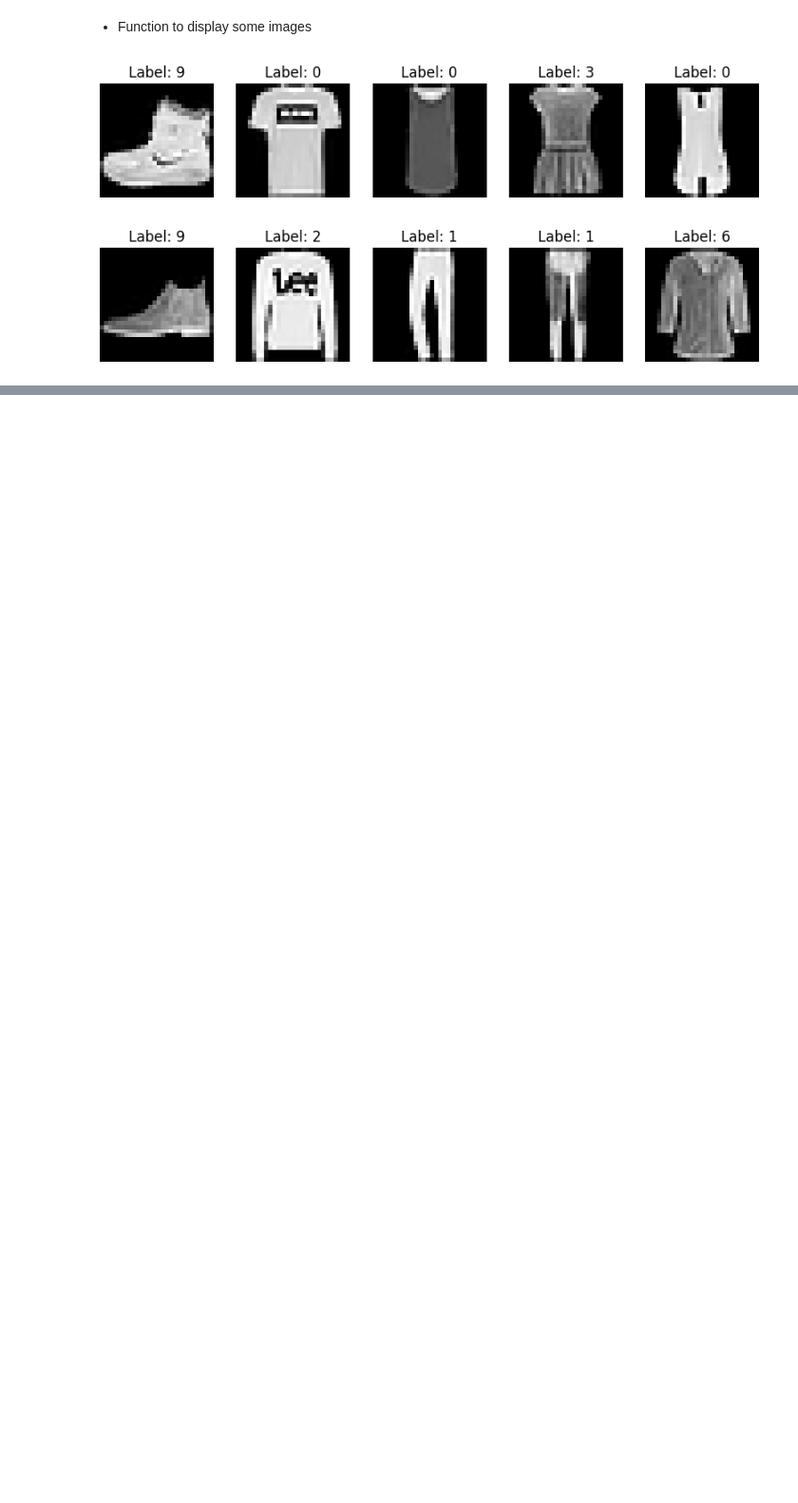
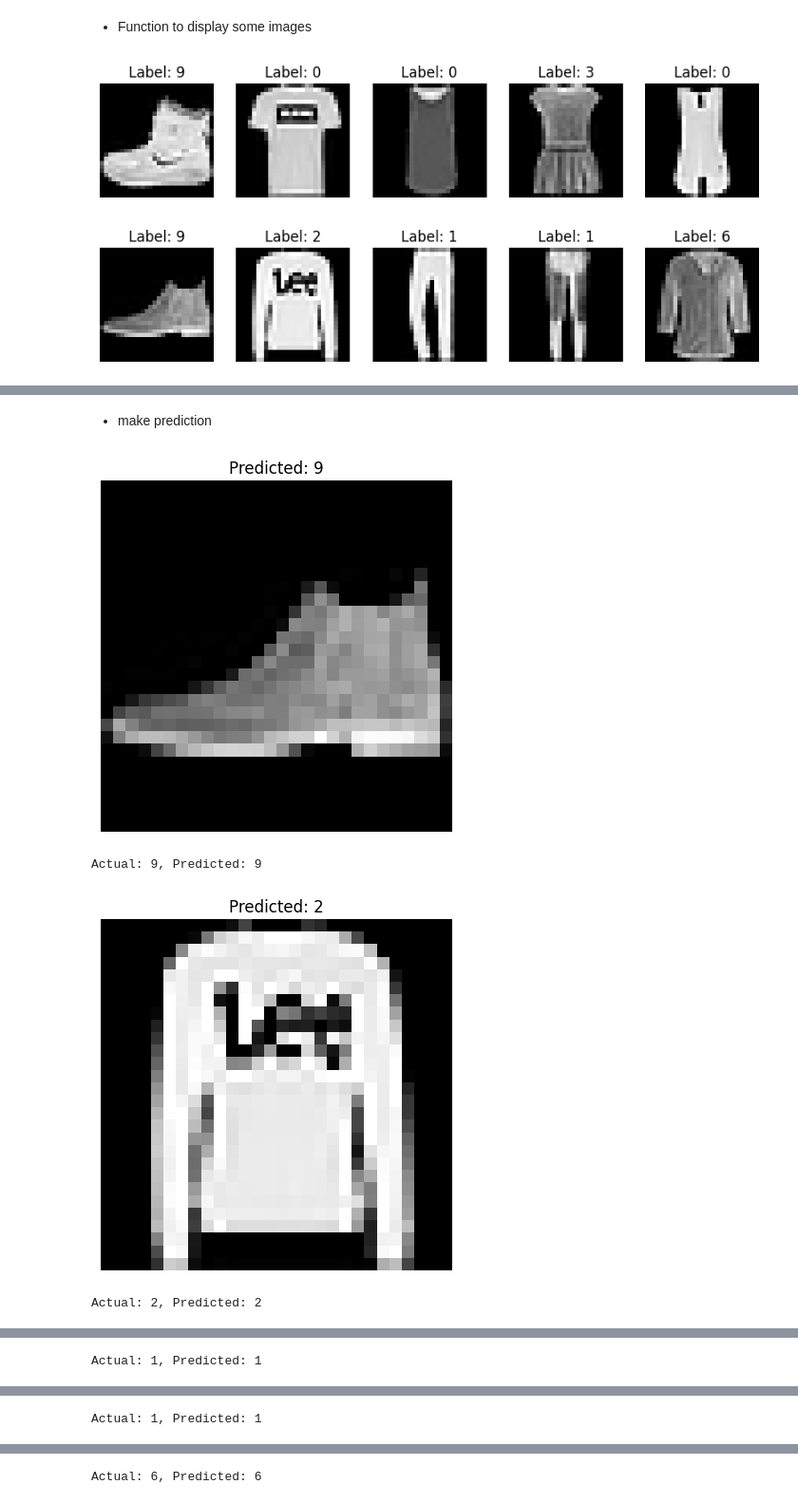
Before and after one commit to asendulakshanabse/DeepLearning, a Jupyter notebook: ANN/FashionMNIST_MLP.ipynb, the cells around one changed output, grey strips where cells are left out. Shown at 95% size. Cells and saved outputs as stored; diff of their text form; code cells hidden in the pictures; blank space fills up the shorter version.

```diff
--- a/ANN/FashionMNIST_MLP.ipynb
+++ b/ANN/FashionMNIST_MLP.ipynb
@@ -71,0 +183,25 @@ show_sample_images(test_dataset)
+# %% [markdown]
+* make prediction
+# %%
+def predict(model, test_loader):
+    model.eval()
+    with torch.no_grad():
+        for images, labels in test_loader:
+            images, labels = images.to(device), labels.to(device)
+            outputs = model(images)
+            _, predicted = torch.max(outputs, 1)
+            for i in range(5):  # Display first 5 predictions
+                plt.imshow(images[i].cpu().squeeze(), cmap='gray')
+                plt.title(f"Predicted: {predicted[i].item()}")
+                plt.axis('off')
+                plt.show()
+                print(f"Actual: {labels[i].item()}, Predicted: {predicted[i].item()}")
+            break  # Only process first batch
+
+# Run predictions on test images
+predict(loaded_model, test_loader)
+# %% [output]
+[figure, added]
+Actual: 9, Predicted: 9
+[figure, added]
+Actual: 2, Predicted: 2
@@ -71,0 +209 @@ show_sample_images(test_dataset)
+Actual: 1, Predicted: 1
@@ -71,0 +211 @@ show_sample_images(test_dataset)
+Actual: 1, Predicted: 1
@@ -71,0 +213 @@ show_sample_images(test_dataset)
+Actual: 6, Predicted: 6
```
Also changed, not shown: parts of 19 cells of this notebook.
